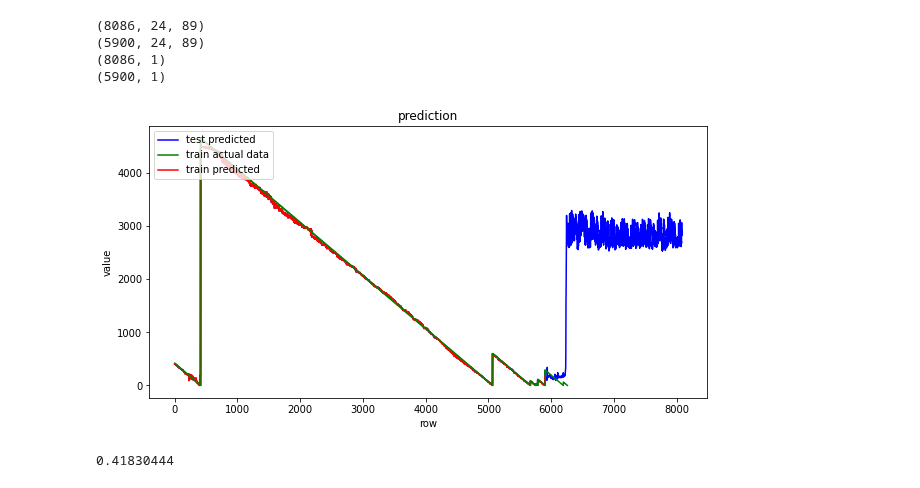
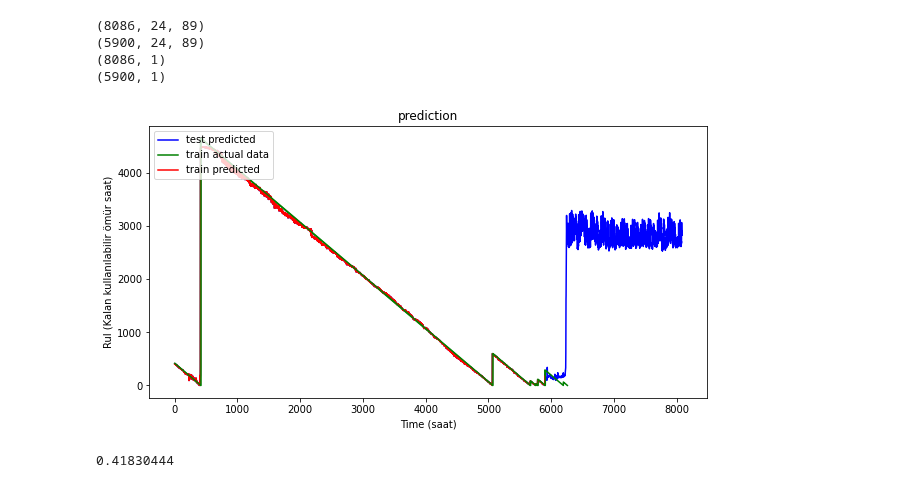
Before and after one commit to MustafaBozkurt84/predictive-maintanance-LSTM, a Jupyter notebook: Lstm_Predictive_maintenance_regression.ipynb, the cells around one changed output. Drawn from its saved outputs; the diff is of its cells as text; code cells hidden in the pictures.

```diff
--- a/Lstm_Predictive_maintenance_regression.ipynb
+++ b/Lstm_Predictive_maintenance_regression.ipynb
@@ -425,36 +425,36 @@ print(label_array_test_last1.shape)
 
 # if best iteration's model was saved then load and use it
 if os.path.isfile(model_path):
     estimator = load_model(model_path,custom_objects={'r2_keras': r2_keras})
 
     # test metrics
     #scores_test = estimator.evaluate(seq_array_test_last, label_array_test_last, verbose=2)
     #print('\nMAE: {}'.format(scores_test[1]))
     #print('\nR^2: {}'.format(scores_test[2]))
 
     y_pred_test = estimator.predict(seq_array_test_last)
     y_true_test = label_array_test_last
     y_pred_train = estimator.predict(seq_array_test_last1)
     y_true_train = label_array_test_last1
 
     test_set = pd.DataFrame(y_pred_test)
     test_set.to_csv('submit_test.csv', index = None)
 
     # Plot in blue color the predicted data and in green color the
     # actual data to verify visually the accuracy of the model.
     fig_verify = plt.figure(figsize=(10, 5))
     plt.plot(y_pred_test, color="blue")
     plt.plot(y_true_train, color="green")
     plt.plot(y_pred_train,color="red")
     plt.plot(df.loc[24:,"rul"].reset_index(drop=True),color= "green")
     plt.title('prediction')
-    plt.ylabel('value')
-    plt.xlabel('row')
+    plt.ylabel('Rul (Kalan kullanılabilir ömür saat)')
+    plt.xlabel('Time (saat)')
     plt.legend(['test predicted', 'train actual data',"train predicted"], loc='upper left')
     plt.show()
     fig_verify.savefig("model_regression_verify.png")
 # %% [output]
-[figure, old version]
+[figure, new version]
 # %%
 np.min(y_pred_test)
 # %% [output]
```
Also changed, not shown: parts of 1 cell of this notebook.
